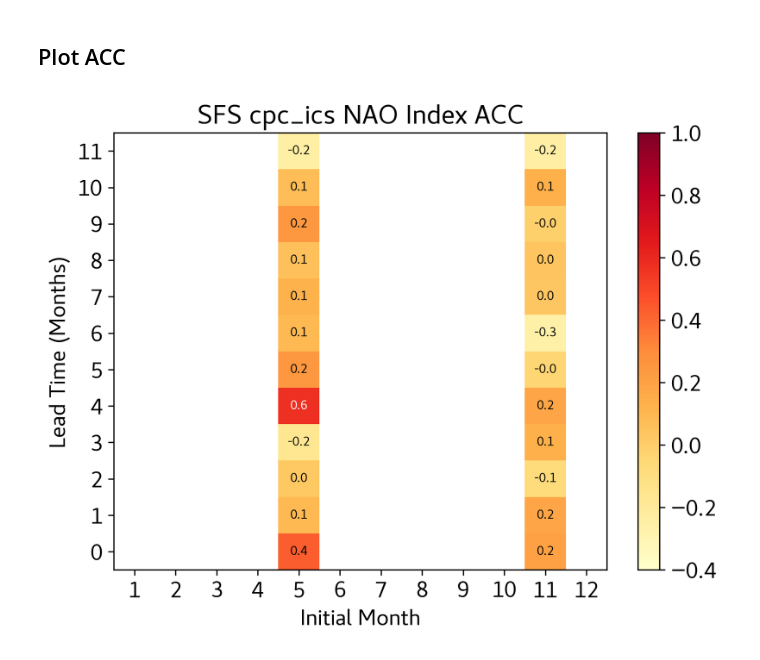
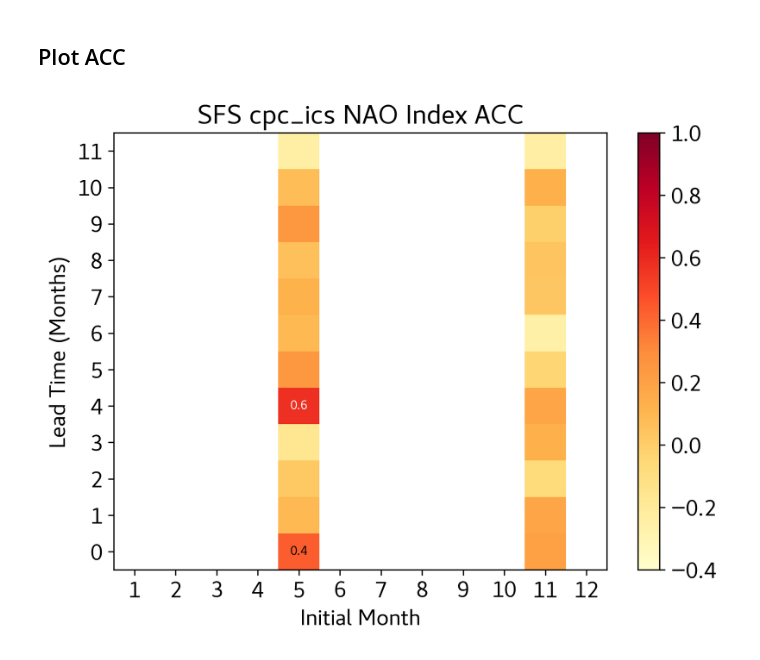
Before and after one commit to ufs-community/ufs-analysis, a Jupyter notebook: notebooks/sfs/nao/default/testing-nao-index-acc-cpc_ics.ipynb, the cells around one changed output. Cells and saved outputs as stored; diff of their text form; code cells hidden in the pictures.

Commit message:
update heatmap labels to only draw if significant

```diff
--- a/notebooks/sfs/nao/default/testing-nao-index-acc-cpc_ics.ipynb
+++ b/notebooks/sfs/nao/default/testing-nao-index-acc-cpc_ics.ipynb
@@ -200,52 +214,59 @@ for i in range(len(all_init_months)):
 # %%
 # Create skill mesh for plotting, insert values
 skill_mesh = np.full((12, 12), np.nan)
+p_mesh = np.full((12, 12), np.nan)
 
 for this_acc in accs.keys():
     skill_mesh[:, this_acc] = accs[this_acc]
+    p_mesh[:, this_acc] = ps[this_acc]
 # %%
 fig, ax = plt.subplots(figsize=(7, 5), dpi=300)
 
 pcm = ax.pcolormesh(skill_mesh, cmap=plt.cm.YlOrRd, vmin=-0.4, vmax=1.0)
 fig.colorbar(pcm, ax=ax)
 
 # Define tick marks
 # x
 xtick_values = np.arange(1, 14) + 0.5
 xtick_labels = [str(this) for this in np.arange(1, 14)]
 
 # y
 ytick_values = np.arange(0, 12) + 0.5
 ytick_labels = [str(this) for this in np.arange(0, 12)]
 
 # Set ticks
 plt.xticks(ticks=xtick_values, labels=xtick_labels)
 plt.yticks(ticks=ytick_values, labels=ytick_labels)
 
 # Set range
 plt.xlim(1, 13)
 
 plt.title(f"SFS {ufs_experiment} NAO Index ACC")
 plt.xlabel("Initial Month")
 plt.ylabel("Lead Time (Months)")
 
 ## Add value labels
 
+alpha = 0.05
+
 for i in range(skill_mesh.shape[0]):
     for j in range(skill_mesh.shape[1]):
-        # Center the text in the middle of the cell
-        text_x = j + 0.5
-        text_y = i + 0.5
 
-        # Calculate text color dynamically (white for dark backgrounds, black for light)
-        val = skill_mesh[i, j]
-        bg_color = pcm.cmap(pcm.norm(val))
-        luminance = 0.299 * bg_color[0] + 0.587 * bg_color[1] + 0.114 * bg_color[2]
-        text_color = 'white' if luminance < 0.5 else 'black'
+        if p_mesh[i][j] <= alpha:
 
-        if not np.isnan(val):
-            ax.text(text_x, text_y, f"{val:.1f}",
-                    ha='center', va='center',
-                    color=text_color, fontweight='light', fontsize=8)
+            # Center the text in the middle of the cell
+            text_x = j + 0.5
+            text_y = i + 0.5
+
+            # Calculate text color dynamically (white for dark backgrounds, black for light)
+            val = skill_mesh[i, j]
+            bg_color = pcm.cmap(pcm.norm(val))
+            luminance = 0.299 * bg_color[0] + 0.587 * bg_color[1] + 0.114 * bg_color[2]
+            text_color = 'white' if luminance < 0.5 else 'black'
+
+            if not np.isnan(val):
+                ax.text(text_x, text_y, f"{val:.1f}",
+                        ha='center', va='center',
+                        color=text_color, fontweight='light', fontsize=8)
 # %% [output]
-[figure, old version]
+[figure, new version]
```
Also changed, not shown: parts of 2 cells of this notebook, 1 other file.
